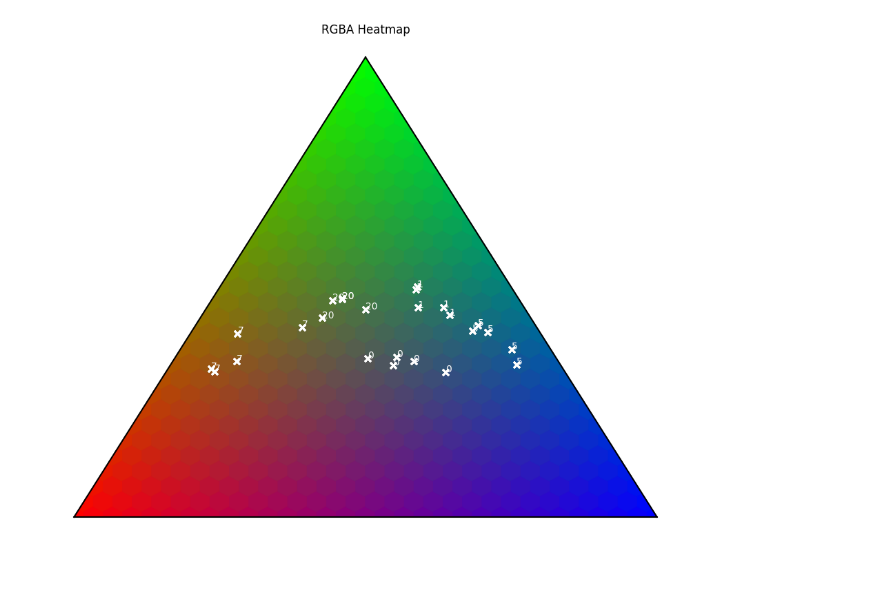
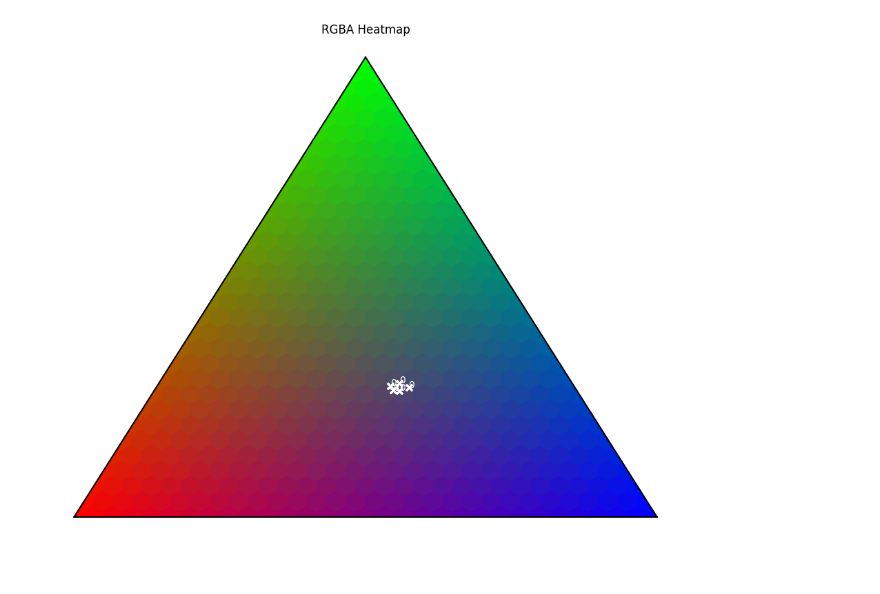
Before and after one commit to acb21kb/bumblebee-tags, a Jupyter notebook: open_files.ipynb, the cells around one changed output. Saved outputs shown, nothing was run; the diff lists cells and outputs as text; code cells hidden in the pictures.

Commit message:
More accurate colour averages (smaller portion of pixels processed around tag 'centre'

```diff
--- a/open_files.ipynb
+++ b/open_files.ipynb
@@ -85,39 +81,37 @@ def getTags(l):
     # photo[tagX:tagX2][tagY:tagY2]
 # %%
 def getSnipPlot(tag):
-    tagX, tagX2, tagY, tagY2 = tag.getTagCoords()
+    tagX, tagX2, tagY, tagY2 = tag.getSnipCoords()
     filename = "leon_bee_photos_3rdMarch2023/cam5/"+tag.getFn()
     file = np.load(filename, allow_pickle=True)
     photo = file['img']
     # plt.imshow(photo[tagY:tagY2,tagX:tagX2],cmap='gray')
     # plt.colorbar()
-    # rect = patches.Rectangle((tag.getY()-tagY-3.5, tag.getX()-tagX-3.5), 7, 7, linewidth=1, edgecolor='r', facecolor='none')
+    # rect = patches.Rectangle((tag.getY()-tagY-4.5, tag.getX()-tagX-4.5), 9, 9, linewidth=1, edgecolor='r', facecolor='none')
     # plt.gca().add_patch(rect)
     # plt.show()
-    return (tag.getY()-tagY, tag.getX()-tagX), photo
+
+    return photo
 # %%
-def getPixels(startY, startX, tag: tagClass, photo):
-    sx, sy = tag.getTagXY()
-    ex, ey = tag.getTagXY2()
+def getPixels(tag, photo):
+    tagX, tagX2, tagY, tagY2 = tag.getSnipCoords()
     colourPixels = [[], [], []] # R G B
-    for px in range(8):
-        x = sx + startX + px
-        for py in range(8):
-            y = sy + startY + py
-            col = getBayer(y, x)
+    for px in range(tagX, tagX2):
+        for py in range(tagY, tagY2):
+            col = getBayer(py, px)
             if col == 'R':
-                colourPixels[0].append(photo[y, x])
+                colourPixels[0].append(photo[py, px])
             elif col == 'G':
-                colourPixels[1].append(photo[y, x])
+                colourPixels[1].append(photo[py, px])
             else:
-                colourPixels[2].append(photo[y, x])
+                colourPixels[2].append(photo[py, px])
     totalSum = sum(colourPixels[0]) + sum(colourPixels[1]) + sum(colourPixels[2])
     return sum(colourPixels[0])/totalSum, sum(colourPixels[1])/totalSum, sum(colourPixels[2])/totalSum
 # %%
 xTags = pd.DataFrame(columns=["Label", "Red", "Green", "Blue"])
 for tag in trainTags:
-    search, photo = getSnipPlot(tag)
-    redVal, greenVal, blueVal = getPixels(search[0], search[1], tag, photo)
+    photo = getSnipPlot(tag)
+    redVal, greenVal, blueVal = getPixels(tag, photo)
     xTags.loc[len(xTags.index)] = [int(tag.getLabel().removeprefix("gridTag")), redVal, greenVal, blueVal]
 
 xTrain, xTest, yTrain, yTest = train_test_split(xTags[["Red", "Green", "Blue"]], xTags["Label"], test_size=0.2)
@@ -185,12 +179,12 @@ def plotHeatmapDifferent(asTuples, labels, scale, mark):
     plt.show()
 # %%
 scale = 30
-tagList = [0, 1, 5, 7, 20]
+tagList = [0]
 sampleTags = xTags.loc[xTags["Label"].isin(tagList)]
 asTuples = [[x.iloc[1]*scale, x.iloc[2]*scale, x.iloc[3]*scale] for index, x in sampleTags.iterrows()]
 labels = sampleTags["Label"]
 markers = [".", "o", "^", "s", "*"]
 plotHeatmap(asTuples, labels, scale)
 # plotHeatmapDifferent(asTuples, labels, scale, markers)
 # %% [output]
-[figure, old version]
+[figure, new version]
```
Also changed, not shown: parts of 5 cells of this notebook.
